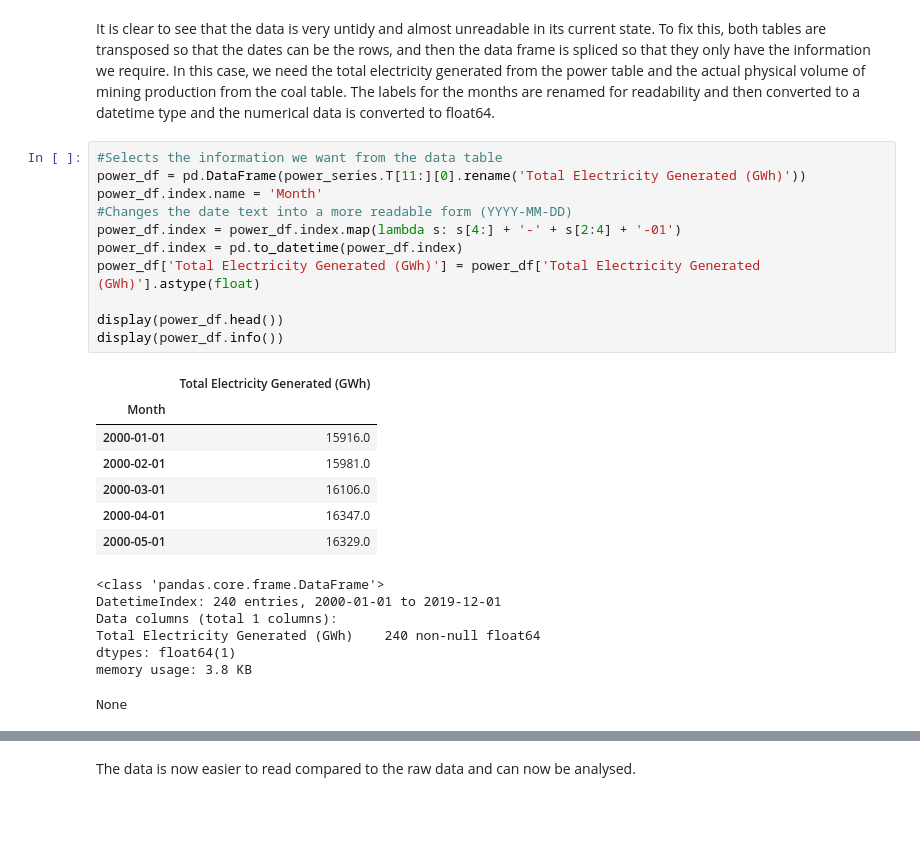
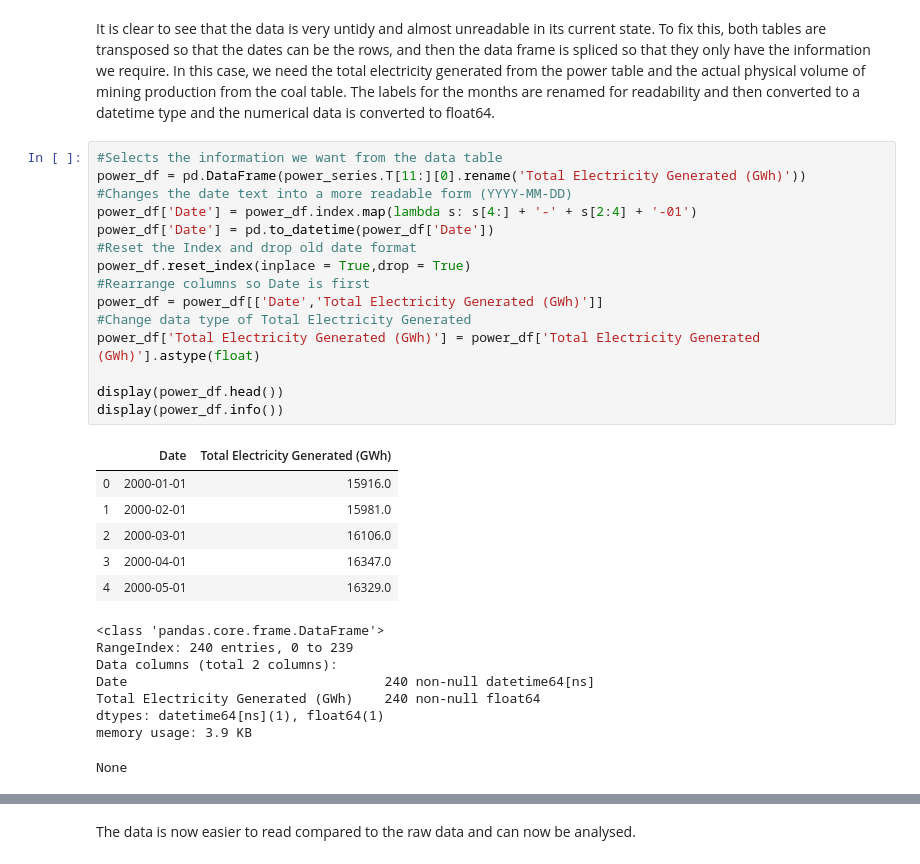
Before and after one commit to MarMar42/Data-Analysis-of-Coal-and-Power, a Jupyter notebook: DAE Mini Assignment.ipynb, the cells around one changed output, grey strips where cells are left out. Saved outputs shown, nothing was run; the diff lists cells and outputs as text; blank space fills up the shorter version.

```diff
--- a/DAE Mini Assignment.ipynb
+++ b/DAE Mini Assignment.ipynb
@@ -54,28 +56,32 @@ It is clear to see that the data is very untidy and almost unreadable in its cur
 # %%
 #Selects the information we want from the data table
 power_df = pd.DataFrame(power_series.T[11:][0].rename('Total Electricity Generated (GWh)'))
-power_df.index.name = 'Month'
 #Changes the date text into a more readable form (YYYY-MM-DD)
-power_df.index = power_df.index.map(lambda s: s[4:] + '-' + s[2:4] + '-01')
-power_df.index = pd.to_datetime(power_df.index)
+power_df['Date'] = power_df.index.map(lambda s: s[4:] + '-' + s[2:4] + '-01')
+power_df['Date'] = pd.to_datetime(power_df['Date'])
+#Reset the Index and drop old date format
+power_df.reset_index(inplace = True,drop = True)
+#Rearrange columns so Date is first
+power_df = power_df[['Date','Total Electricity Generated (GWh)']]
+#Change data type of Total Electricity Generated
 power_df['Total Electricity Generated (GWh)'] = power_df['Total Electricity Generated (GWh)'].astype(float)
 
 display(power_df.head())
 display(power_df.info())
 # %% [output]
-|  | Total Electricity Generated (GWh) |
-| Month |  |
-| 2000-01-01 | 15916.0 |
-| 2000-02-01 | 15981.0 |
-| 2000-03-01 | 16106.0 |
-| 2000-04-01 | 16347.0 |
-| 2000-05-01 | 16329.0 |
+|  | Date | Total Electricity Generated (GWh) |
+| 0 | 2000-01-01 | 15916.0 |
+| 1 | 2000-02-01 | 15981.0 |
+| 2 | 2000-03-01 | 16106.0 |
+| 3 | 2000-04-01 | 16347.0 |
+| 4 | 2000-05-01 | 16329.0 |
 <class 'pandas.core.frame.DataFrame'>
-DatetimeIndex: 240 entries, 2000-01-01 to 2019-12-01
-Data columns (total 1 columns):
+RangeIndex: 240 entries, 0 to 239
+Data columns (total 2 columns):
+Date                                 240 non-null datetime64[ns]
 Total Electricity Generated (GWh)    240 non-null float64
-dtypes: float64(1)
-memory usage: 3.8 KB
+dtypes: datetime64[ns](1), float64(1)
+memory usage: 3.9 KB
 None
 # %%
 #Selects the information we want from the data table
```
Also changed, not shown: parts of 16 cells of this notebook, 1 other file.
